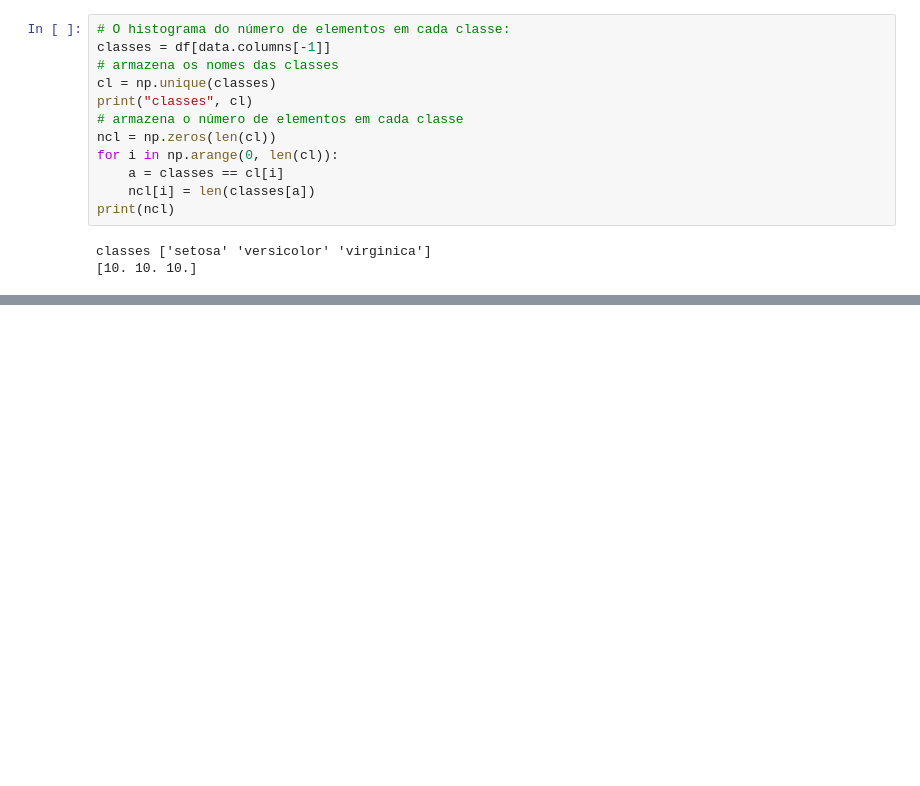
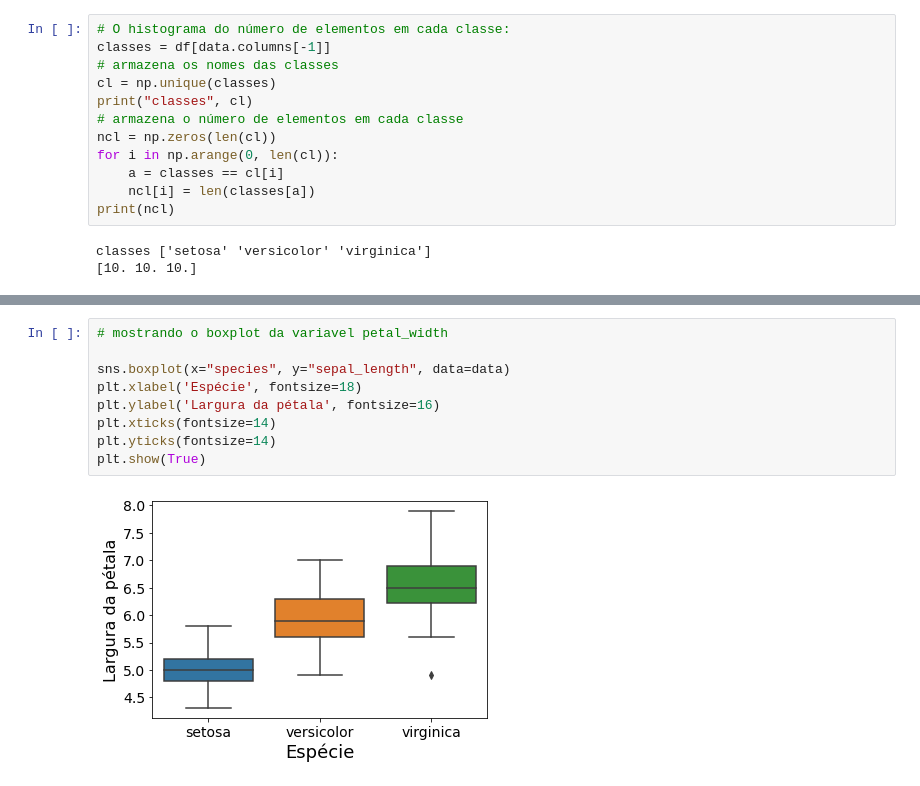
Before and after one commit to talaricoferreira/exercicios_ciencia_dados_usp, a Jupyter notebook: Exercicios-Preparacao-transformacao.ipynb, the cells around one changed output, grey strips where cells are left out. Cells and saved outputs as stored; diff of their text form; blank space fills up the shorter version.

```diff
--- a/Exercicios-Preparacao-transformacao.ipynb
+++ b/Exercicios-Preparacao-transformacao.ipynb
@@ -438,0 +474,11 @@ classes ['setosa' 'versicolor' 'virginica']
+# %%
+# mostrando o boxplot da variavel petal_width
+
+sns.boxplot(x="species", y="sepal_length", data=data)
+plt.xlabel('Espécie', fontsize=18)
+plt.ylabel('Largura da pétala', fontsize=16)
+plt.xticks(fontsize=14)
+plt.yticks(fontsize=14)
+plt.show(True)
+# %% [output]
+[figure, added]
```
Also changed, not shown: parts of 32 cells of this notebook.
